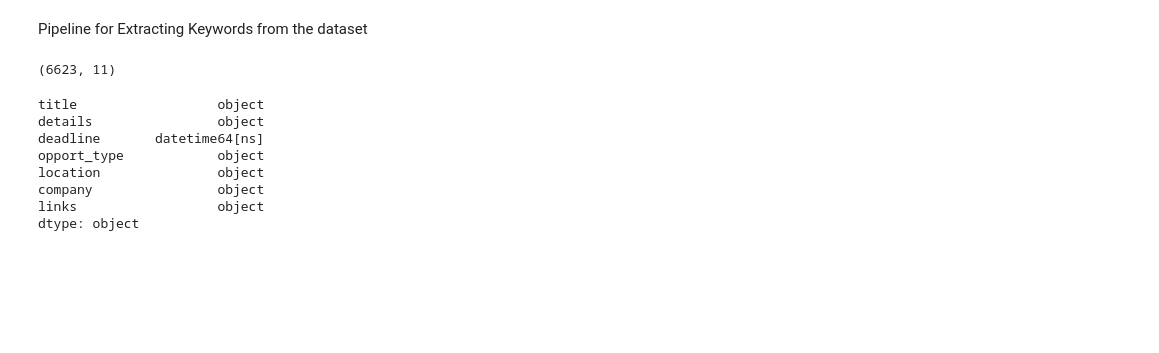
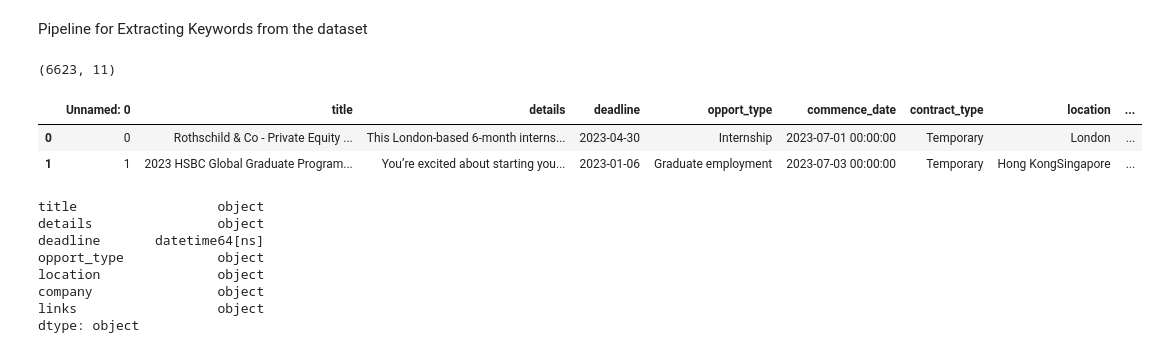
Before and after one commit to ethanvirtudazo/DS105_Project, a Jupyter notebook: text_pipeline.ipynb, the cells around one changed output. Drawn from its saved outputs; the diff is of its cells as text; code cells hidden in the pictures; blank space fills up the shorter version.

```diff
--- a/text_pipeline.ipynb
+++ b/text_pipeline.ipynb
@@ -17,6 +17,12 @@ df_import = pd.read_excel(path)
 df_import.shape
 # %% [output]
 (6623, 11)
+# %%
+df_import.head(2)
+# %% [output]
+|  | Unnamed: 0 | title | details | deadline | opport_type | commence_date | contract_type | location | ... |
+| 0 | 0 | Rothschild & Co - Private Equity ... | This London-based 6-month interns... | 2023-04-30 | Internship | 2023-07-01 00:00:00 | Temporary | London | ... |
+| 1 | 1 | 2023 HSBC Global Graduate Program... | You’re excited about starting you... | 2023-01-06 | Graduate employment | 2023-07-03 00:00:00 | Temporary | Hong KongSingapore | ... |
 # %%
 df1 = df_import.iloc[:, 1:5]
 df1.head()
```
Also changed, not shown: parts of 9 cells of this notebook.
